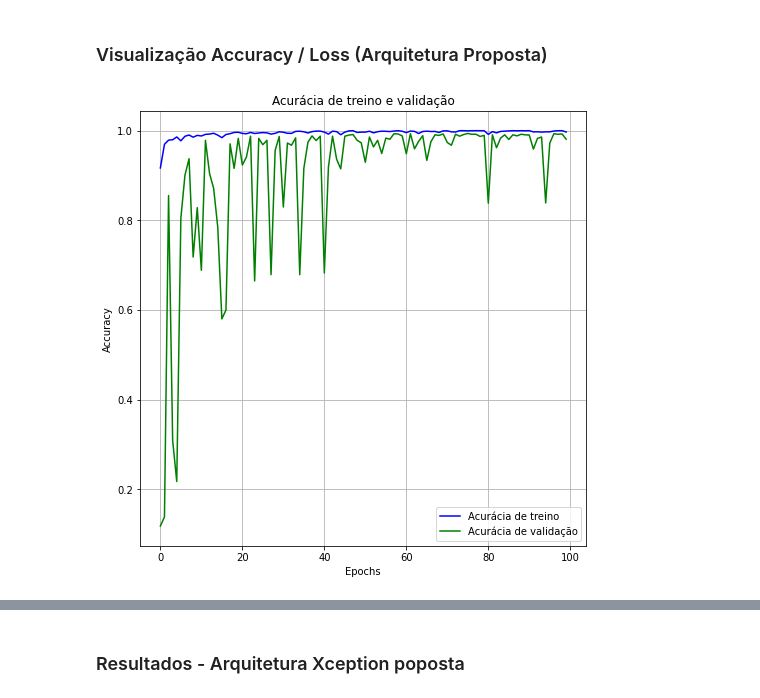
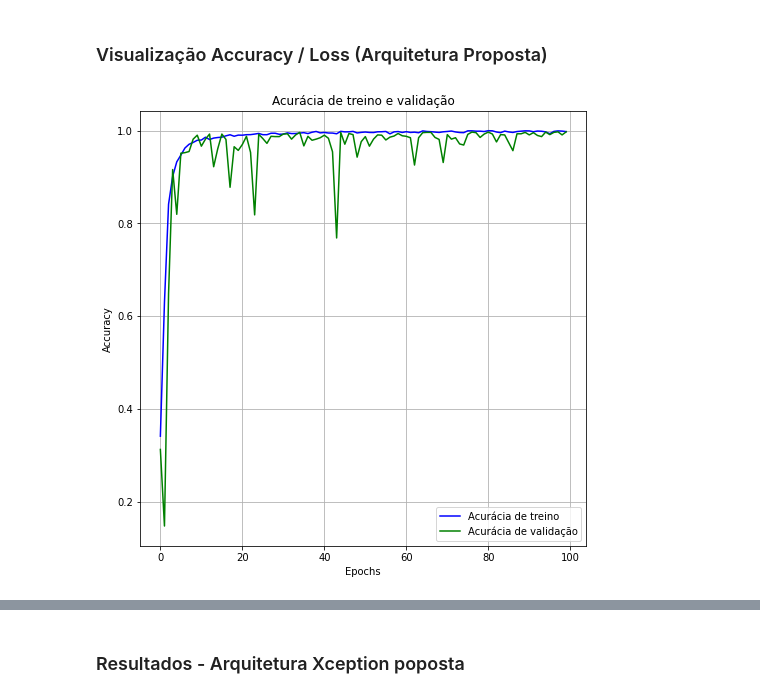
Before and after one commit to Marcos314/CNN_Leukocyte_Classification, a Jupyter notebook: notebooks/cnn.ipynb, the cells around one changed output, grey strips where cells are left out. Saved outputs shown, nothing was run; the diff lists cells and outputs as text; code cells hidden in the pictures.

```diff
--- a/notebooks/cnn.ipynb
+++ b/notebooks/cnn.ipynb
@@ -431,9 +426,18 @@ model = Xception()
+# %%
+opt = keras.optimizers.Adam(learning_rate=0.0001)
 # %%
+# Compile
 %%time
-model.compile(optimizer = 'adam', loss = 'categorical_crossentropy', metrics = ['accuracy'])
-model.summary()
+my_model.compile(optimizer = opt, loss = 'categorical_crossentropy', metrics = ['accuracy'])
+my_model.summary()
 
 # Callback
-checkpoint = ModelCheckpoint(filepath='/content/model_propose_20210807_epochs20.hdf5', save_best_only=True, save_weights_only=False)
-#early_stop = EarlyStopping(monitor='val_loss', min_delta=0.1, patience=3, verbose = 1, mode='min', restore_best_weights = True)
+#checkpoint = ModelCheckpoint(filepath='/content/model_propose_20210807_epochs20.hdf5', save_best_only=True, save_weights_only=False)
+#early_stop = EarlyStopping(monitor='val_loss', min_delta=0.1, patience=3, verbose = 1, mode='min', restore_best_weights = False)
+# learning_rate_reduction = ReduceLROnPlateau(
+#     monitor = 'val_accuracy',
+#     patience = 2,
+#     verbose = 1,
+#     factor = 0.3,
+#     min_lr = 0.0001)
 # %% [output]
@@ -457,12 +466,10 @@ Wall time: 51.6 ms
 # %%
 # Treinamento
 %%time
-history = model.fit(
-    train_images,
-    steps_per_epoch=train_images.samples // train_images.batch_size,
+history = my_model.fit(
+    train_dataset,
     epochs=100,
-    validation_data=val_images,
-    validation_steps=val_images.samples // val_images.batch_size
+    validation_data=val_dataset
     )
 # %% [output]
 Epoch 1/100
@@ -485,20 +492,22 @@ Wall time: 1h 9min 58s
+# %%
+qtd_epochs = len(history.epoch)
 # %% [markdown]
 ### Visualização Accuracy / Loss (Arquitetura Proposta)
 # %%
 plt.figure(figsize=(8, 8))
 loss_train = history.history['accuracy']
 loss_val = history.history['val_accuracy']
-epochs = range(0,100)
+epochs = range(0,qtd_epochs)
 plt.plot(epochs, loss_train, 'b', label='Acurácia de treino')
 plt.plot(epochs, loss_val, 'g', label='Acurácia de validação')
 plt.title('Acurácia de treino e validação')
 plt.xlabel('Epochs')
 plt.ylabel('Accuracy')
 plt.legend()
 plt.grid()
 plt.show()
 # %% [output]
-[figure, old version]
+[figure, new version]
 # %%
 pd.DataFrame(history.history).plot(figsize=(8,8))
 plt.grid()
```
Also changed, not shown: parts of 44 cells of this notebook, 5 other files.
